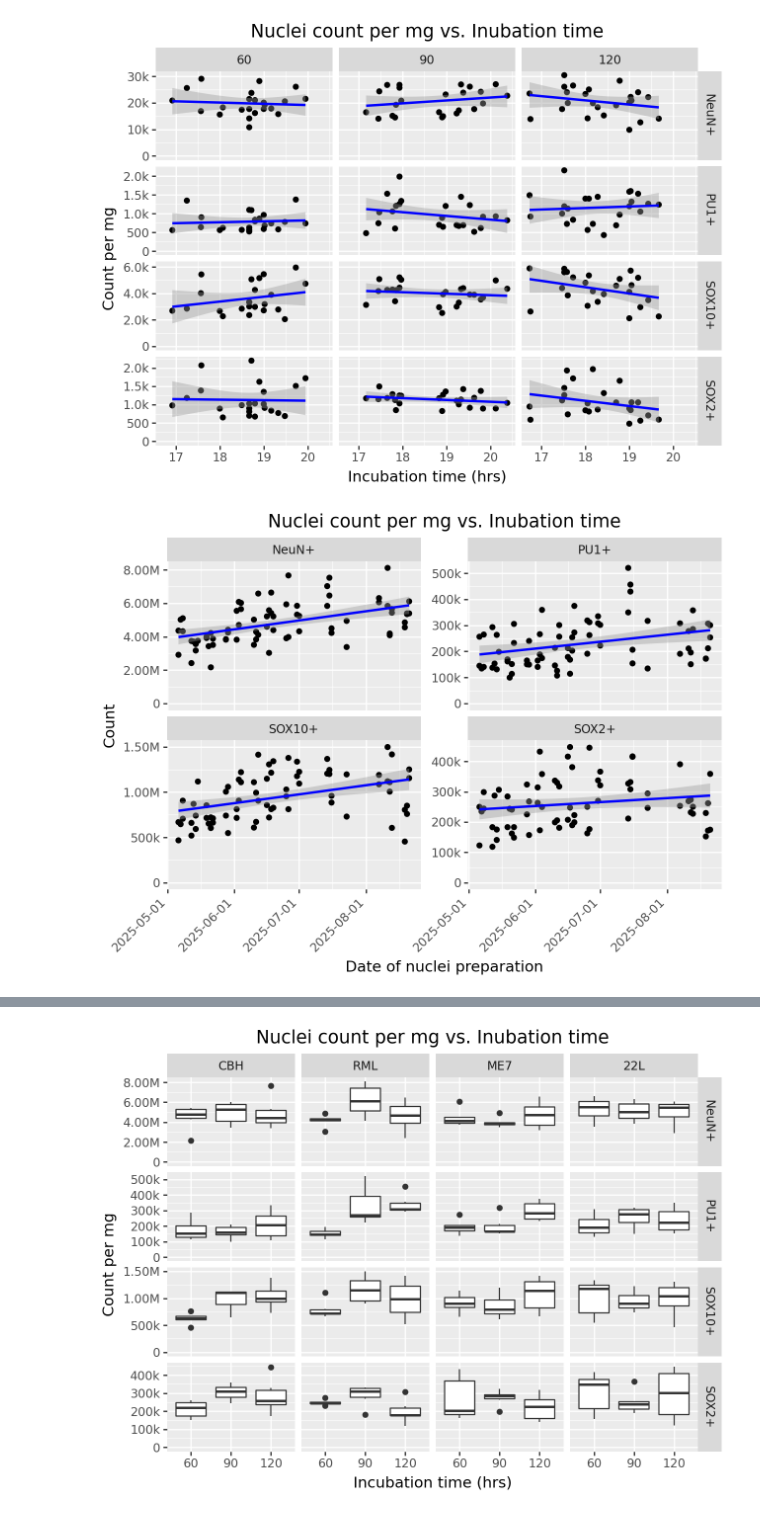
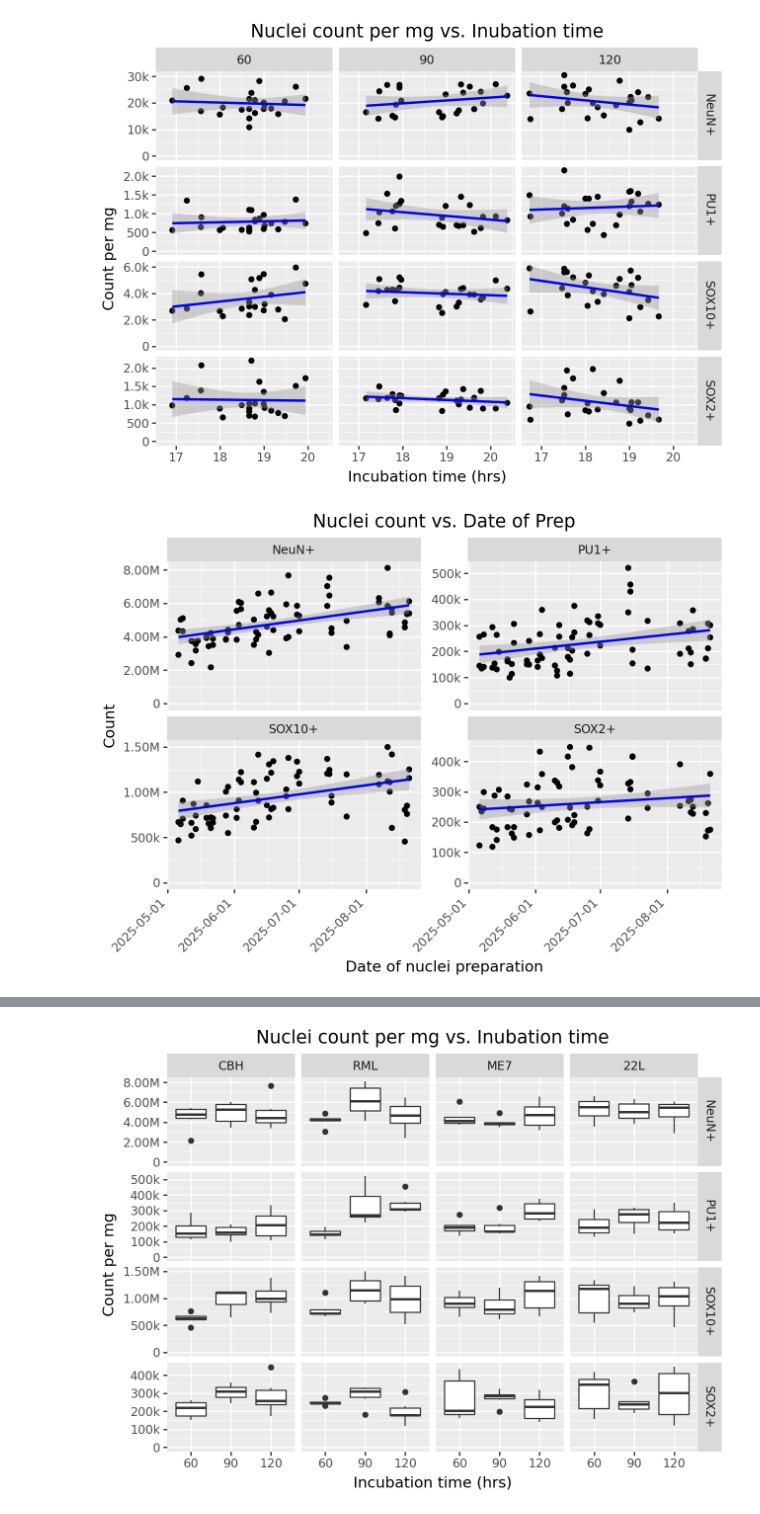
Before and after one commit to tjm-sci/analysis_of_FANS_data, a Jupyter notebook: notebooks/03_sortStatsVizAnalysis.ipynb, the cells around one changed output, grey strips where cells are left out. Saved outputs shown, nothing was run; the diff lists cells and outputs as text; code cells hidden in the pictures.

```diff
--- a/notebooks/03_sortStatsVizAnalysis.ipynb
+++ b/notebooks/03_sortStatsVizAnalysis.ipynb
@@ -310,19 +309,19 @@ p_inc_norm_grid
 # %%
 # Check the effect of nuclei prep date
 p_date = (
     ggplot(df_raw, aes(x='date_nuc_prep', y='count_value'))
     + geom_point()
     + stat_smooth(method='lm', color='blue')
     +facet_wrap('population', scales='free_y')
     +scale_y_metric()
     +expand_limits(y=0)
     +theme(axis_text_x=element_text(angle=45, hjust=1))
     +labs(
-        title="Nuclei count per mg vs. Inubation time",
+        title="Nuclei count vs. Date of Prep",
         x="Date of nuclei preparation",
         y="Count"
     )
 )
 p_date
 # %% [output]
-[figure, old version]
+[figure, new version]
```
Also changed, not shown: parts of 9 cells of this notebook, 1 other file.
